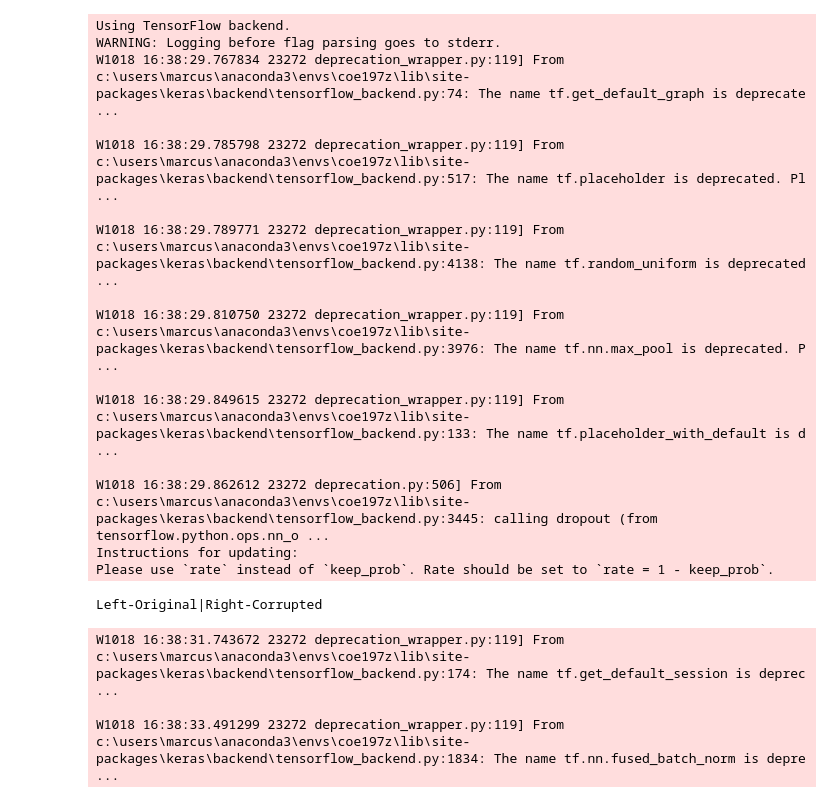
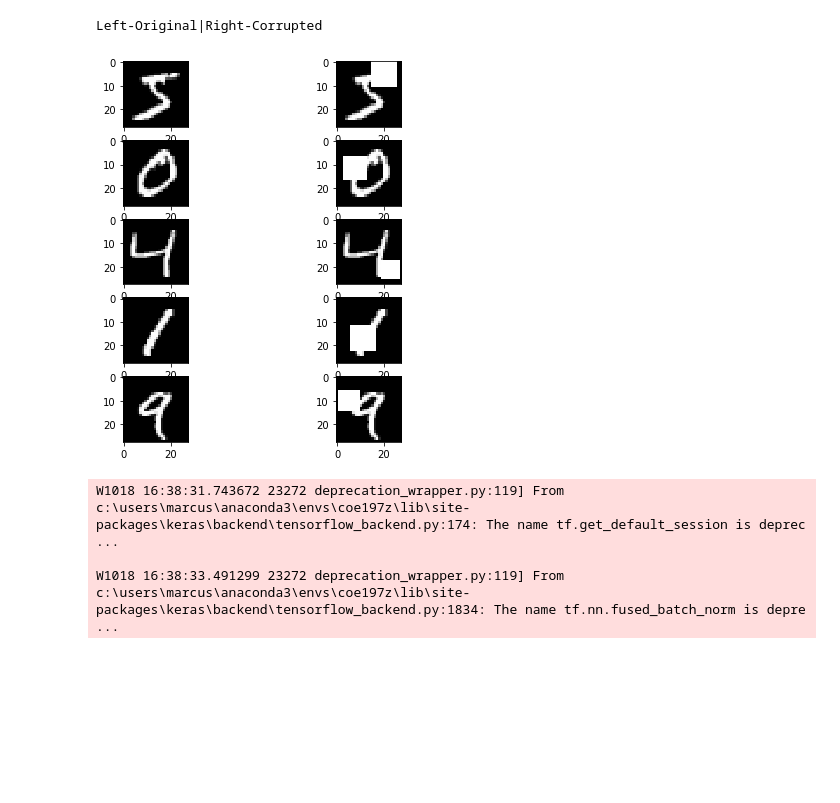
Before and after one commit to marcus-reyes/CoE197Z, a Jupyter notebook: ee298z-master/reyes_autoenc.ipynb, the cells around one changed output. Saved outputs shown, nothing was run; the diff lists cells and outputs as text; code cells hidden in the pictures; blank space fills up the shorter version.

Commit message:
First plot was not showing. Re-ran that code block

```diff
--- a/ee298z-master/reyes_autoenc.ipynb
+++ b/ee298z-master/reyes_autoenc.ipynb
@@ -8,52 +8,37 @@ from keras.models import Model
 
 from keras.layers import Input, Conv2D, Flatten, Dense, Reshape, Conv2DTranspose, Activation, Dropout, BatchNormalization
 
 from keras import backend as K
 
 from keras import optimizers
 from keras.optimizers import Adam, SGD
 import numpy as np
 import skimage
 from hw2.transforms import corrupt_mnist_copy
 from keras.datasets import mnist
 from hw2.benchmark_keras import test_model
 import matplotlib.pyplot as plt
 from PIL import Image
 (x_train, y_train), (x_test, y_test) = mnist.load_data()
 x_train_corrupted = corrupt_mnist_copy(x_train)
 x_test_corrupted = corrupt_mnist_copy(x_test)
 
 # Scale to [0, 1]
 x_train = x_train.astype('float32') / 255.
 x_train_corrupted = x_train_corrupted.astype('float32') / 255.
 x_test = x_test.astype('float32') / 255.
 x_test_corrupted = x_test_corrupted.astype('float32') / 255.
 plt.figure(num = 1, figsize = (7,7))
-plt.title("Left-Original|Right-Corrupted")
+print("Left-Original|Right-Corrupted")
 for i in range(5):
     plt.subplot(5,2,(2*i)+1)
     plt.imshow(x_train[i],cmap = 'gray', vmin = 0, vmax = 1)
     plt.subplot(5,2,(2*i)+2)
     plt.imshow(x_train_corrupted[i],cmap = 'gray', vmin = 0, vmax = 1)
-plt.draw()
-print("Left-Original|Right-Corrupted")
+plt.show()
 # %% [output]
-Using TensorFlow backend.
-WARNING: Logging before flag parsing goes to stderr.
-W1018 16:38:29.767834 23272 deprecation_wrapper.py:119] From c:\users\marcus\anaconda3\envs\coe197z\lib\site-packages\keras\backend\tensorflow_backend.py:74: The name tf.get_default_graph is deprecate ...
-
-W1018 16:38:29.785798 23272 deprecation_wrapper.py:119] From c:\users\marcus\anaconda3\envs\coe197z\lib\site-packages\keras\backend\tensorflow_backend.py:517: The name tf.placeholder is deprecated. Pl ...
-
-W1018 16:38:29.789771 23272 deprecation_wrapper.py:119] From c:\users\marcus\anaconda3\envs\coe197z\lib\site-packages\keras\backend\tensorflow_backend.py:4138: The name tf.random_uniform is deprecated ...
-
-W1018 16:38:29.810750 23272 deprecation_wrapper.py:119] From c:\users\marcus\anaconda3\envs\coe197z\lib\site-packages\keras\backend\tensorflow_backend.py:3976: The name tf.nn.max_pool is deprecated. P ...
-
-W1018 16:38:29.849615 23272 deprecation_wrapper.py:119] From c:\users\marcus\anaconda3\envs\coe197z\lib\site-packages\keras\backend\tensorflow_backend.py:133: The name tf.placeholder_with_default is d ...
-
-W1018 16:38:29.862612 23272 deprecation.py:506] From c:\users\marcus\anaconda3\envs\coe197z\lib\site-packages\keras\backend\tensorflow_backend.py:3445: calling dropout (from tensorflow.python.ops.nn_o ...
-Instructions for updating:
-Please use `rate` instead of `keep_prob`. Rate should be set to `rate = 1 - keep_prob`.
+Left-Original|Right-Corrupted
-Left-Original|Right-Corrupted
+[figure, added]
 # %%
 filters = 64
 strides = 2
```
